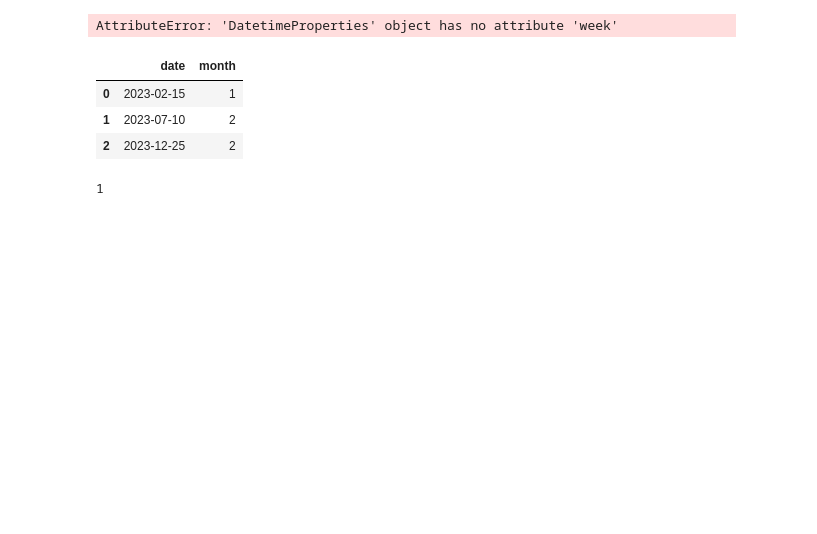
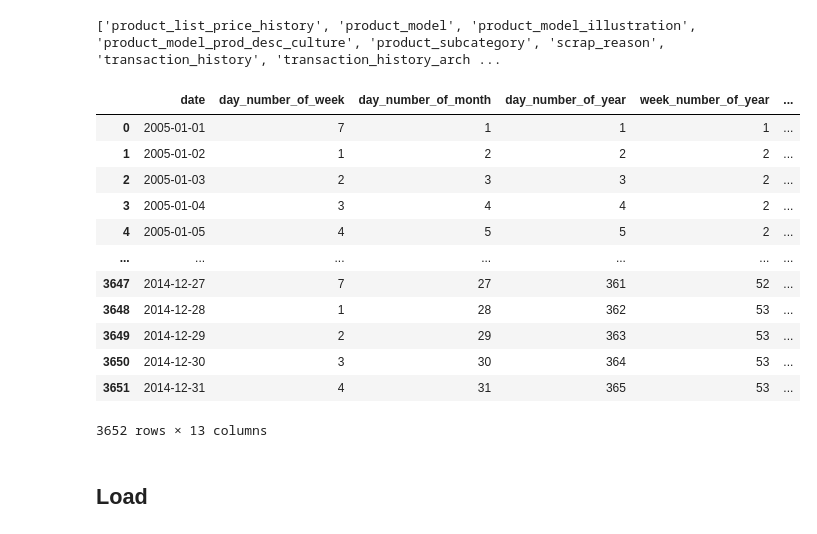
Before and after one commit to andresmg42/AdventureWorks2022ETL, a Jupyter notebook: notebooks/etl_dim_date.ipynb, the cells around one changed output. Cells and saved outputs as stored; diff of their text form; code cells hidden in the pictures; blank space fills up the shorter version.

Commit message:
enlgish_day_of_week_name implemented

```diff
--- a/notebooks/etl_dim_date.ipynb
+++ b/notebooks/etl_dim_date.ipynb
@@ -6,3 +7,8 @@ import holidays
+# %%
+SCHEMA='production'
+co_oltp,etl_conn,etl_conn_or=connect(SCHEMA)
+# %% [output]
+['product_list_price_history', 'product_model', 'product_model_illustration', 'product_model_prod_desc_culture', 'product_subcategory', 'scrap_reason', 'transaction_history', 'transaction_history_arch ...
 # %%
 dim_fecha = pd.DataFrame({
     "date": pd.date_range(start='1/1/2005', end='31/12/2014', freq='D')
@@ -11,41 +16,48 @@ dim_fecha = pd.DataFrame({
 # %%
 dim_fecha['day_number_of_week'] = ((dim_fecha['date'].dt.day_of_week + 1) % 7) + 1
 dim_fecha['day_number_of_month']=dim_fecha['date'].dt.day
 dim_fecha['day_number_of_year']=dim_fecha['date'].dt.day_of_year
 dim_fecha['week_number_of_year'] = dim_fecha['date'].apply(
     lambda d: ((d - pd.Timestamp(d.year, 1, 1)).days + pd.Timestamp(d.year, 1, 1).weekday() + 1) // 7 + 1
 )
 dim_fecha['month_number_of_year']=dim_fecha['date'].dt.month
 dim_fecha['calendar_quarter']=dim_fecha['date'].dt.quarter
-dim_fecha['calendar_year']=(((dim_fecha['date'].dt.month-1)//6)+1)
-dim_fecha['calendar_semester']=dim_fecha['date'].dt.year
-dim_fecha['fiscal_year']=dim_fecha['date'].apply(lambda d: d.year if d.month>=7 else d.year-1)
+dim_fecha['calendar_year']=dim_fecha['date'].dt.year
+dim_fecha['calendar_semester']=(((dim_fecha['date'].dt.month-1)//6)+1)
+dim_fecha['fiscal_year']=dim_fecha['date'].apply(lambda d: d.year if d.month <=7 else d.year+1)
 dim_fecha['fiscal_month']=dim_fecha['date'].apply(lambda d:((d.month)-7)%12+1)
 dim_fecha['fiscal_quarter']=((dim_fecha['fiscal_month']-1)//3) + 1
 dim_fecha['fiscal_semester']=((dim_fecha['fiscal_month']-1)//6) + 1
 
-# dim_fecha.drop('fiscal_mont',inplace=True,axis=1)
-dim_fecha
+dim_fecha.drop('fiscal_month',inplace=True,axis=1)
+
+#languages
 
 
+days = {
+    1: 'Sunday',
+    2: 'Monday',
+    3: 'Tuesday',
+    4: 'Wednesday',
+    5: 'Thursday',
+    6: 'Friday',
+    7: 'Saturday'
+}
 
+dim_fecha['english_day_name_of_week'] = dim_fecha['day_number_of_week'].map(days)
 
-#,week_number_of_year,calendar_year,calendar_semester,fiscal_year
+dim_fecha
 # %% [output]
+|  | date | day_number_of_week | day_number_of_month | day_number_of_year | week_number_of_year | ... |
+| 0 | 2005-01-01 | 7 | 1 | 1 | 1 | ... |
+| 1 | 2005-01-02 | 1 | 2 | 2 | 2 | ... |
+| 2 | 2005-01-03 | 2 | 3 | 3 | 2 | ... |
+| 3 | 2005-01-04 | 3 | 4 | 4 | 2 | ... |
+| 4 | 2005-01-05 | 4 | 5 | 5 | 2 | ... |
+| ... | ... | ... | ... | ... | ... | ... |
+| 3647 | 2014-12-27 | 7 | 27 | 361 | 52 | ... |
+| 3648 | 2014-12-28 | 1 | 28 | 362 | 53 | ... |
+| 3649 | 2014-12-29 | 2 | 29 | 363 | 53 | ... |
+| 3650 | 2014-12-30 | 3 | 30 | 364 | 53 | ... |
+| 3651 | 2014-12-31 | 4 | 31 | 365 | 53 | ... |
-AttributeError: 'DatetimeProperties' object has no attribute 'week'
+3652 rows × 13 columns
-# %%
-df = pd.DataFrame({
-    'date': pd.to_datetime(['2023-02-15', '2023-07-10', '2023-12-25'])
-})
-
-df['month']=(df['date'].dt.month-1)//6+1
-df
-# %% [output]
-|  | date | month |
-| 0 | 2023-02-15 | 1 |
-| 1 | 2023-07-10 | 2 |
-| 2 | 2023-12-25 | 2 |
-# %%
-5%4
-# %% [output]
-1
@@ -51,0 +72,2 @@ df
+# %% [markdown]
+## Load
```
Also changed, not shown: parts of 4 cells of this notebook.
